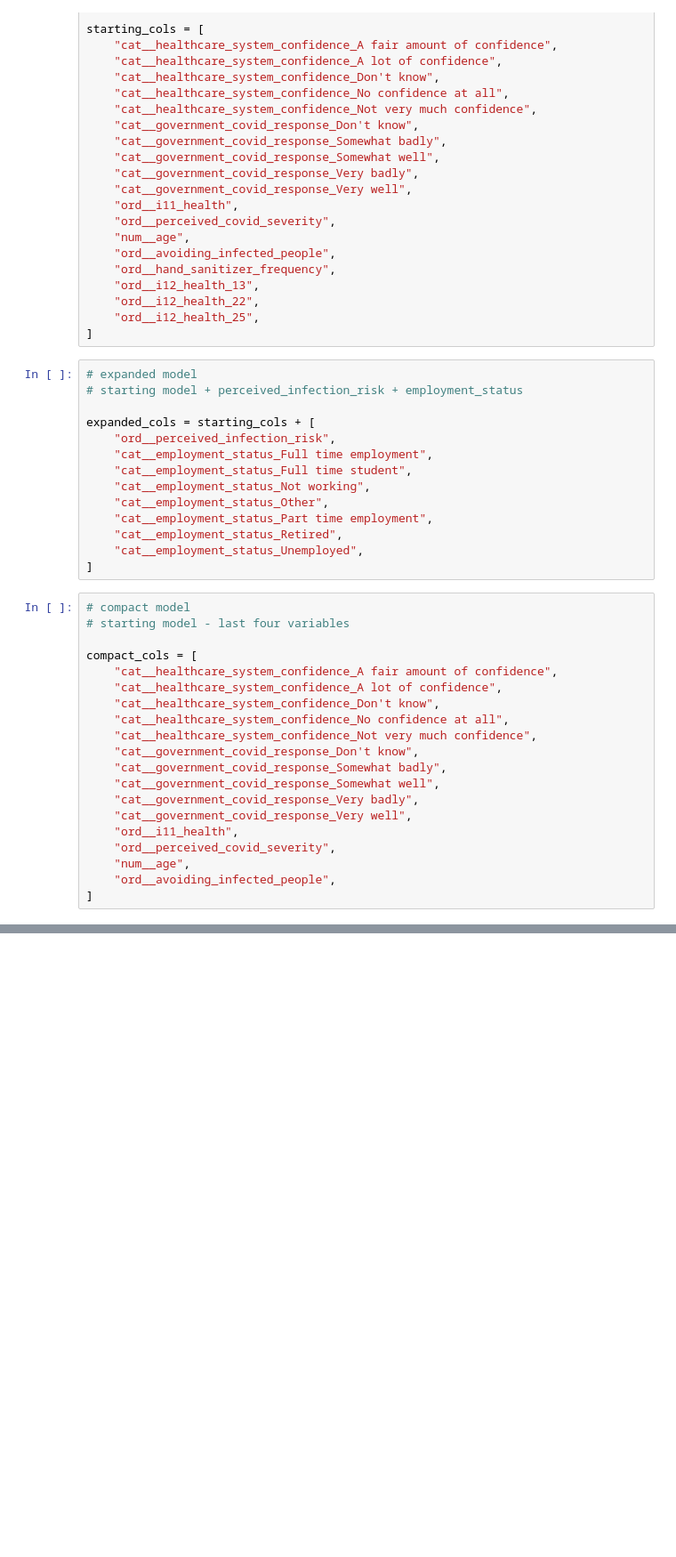
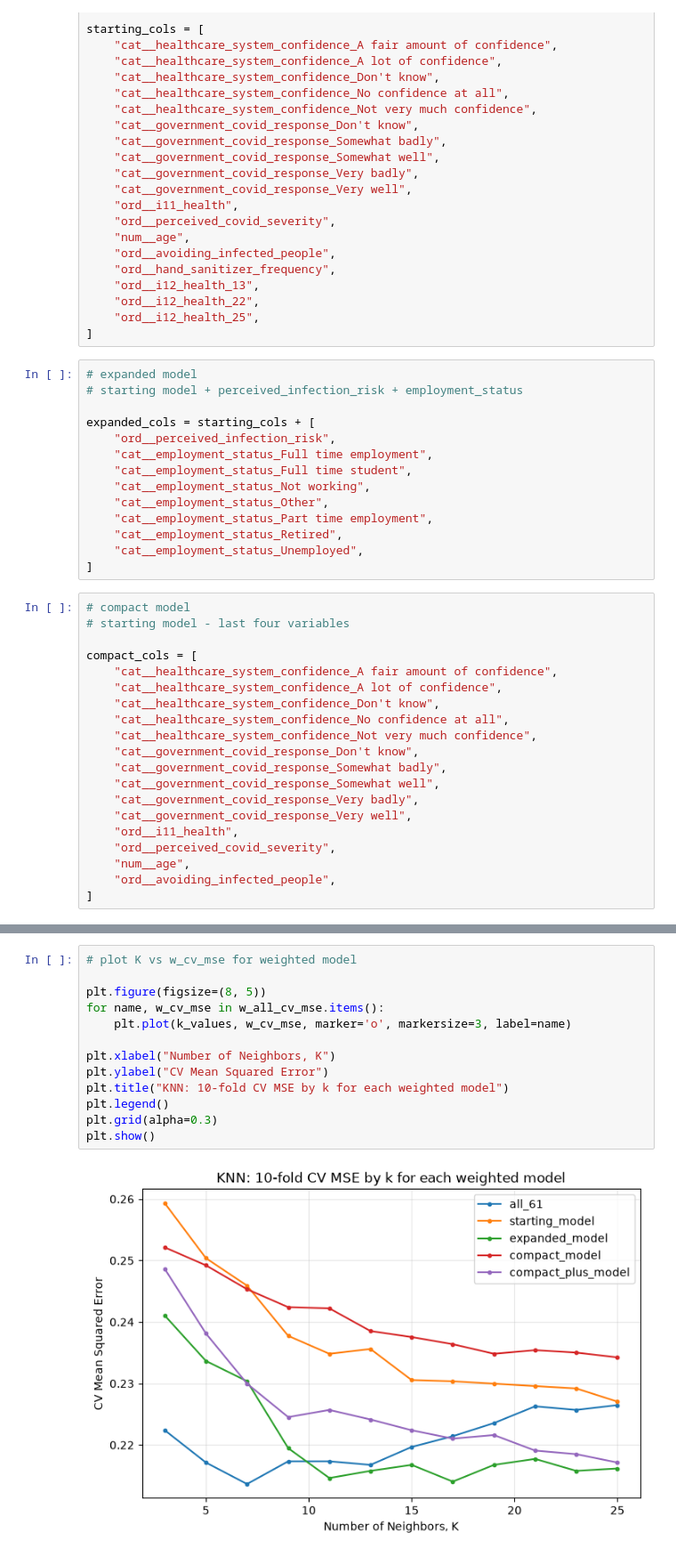
Before and after one commit to Jellia1225/Group9_Covid_Project, a Jupyter notebook: model-selection.ipynb, the cells around one changed output, grey strips where cells are left out. Shown at 89% size. Saved outputs shown, nothing was run; the diff lists cells and outputs as text; blank space fills up the shorter version.

```diff
--- a/model-selection.ipynb
+++ b/model-selection.ipynb
@@ -163,3 +211,18 @@ plt.show()
+# %%
+# plot K vs w_cv_mse for weighted model
+
+plt.figure(figsize=(8, 5))
+for name, w_cv_mse in w_all_cv_mse.items():
+    plt.plot(k_values, w_cv_mse, marker='o', markersize=3, label=name)
+
+plt.xlabel("Number of Neighbors, K")
+plt.ylabel("CV Mean Squared Error")
+plt.title("KNN: 10-fold CV MSE by k for each weighted model")
+plt.legend()
+plt.grid(alpha=0.3)
+plt.show()
+# %% [output]
+[figure, added]
 # %%
 bal_scoring = 'balanced_accuracy'
 
```
Also changed, not shown: parts of 9 cells of this notebook.
